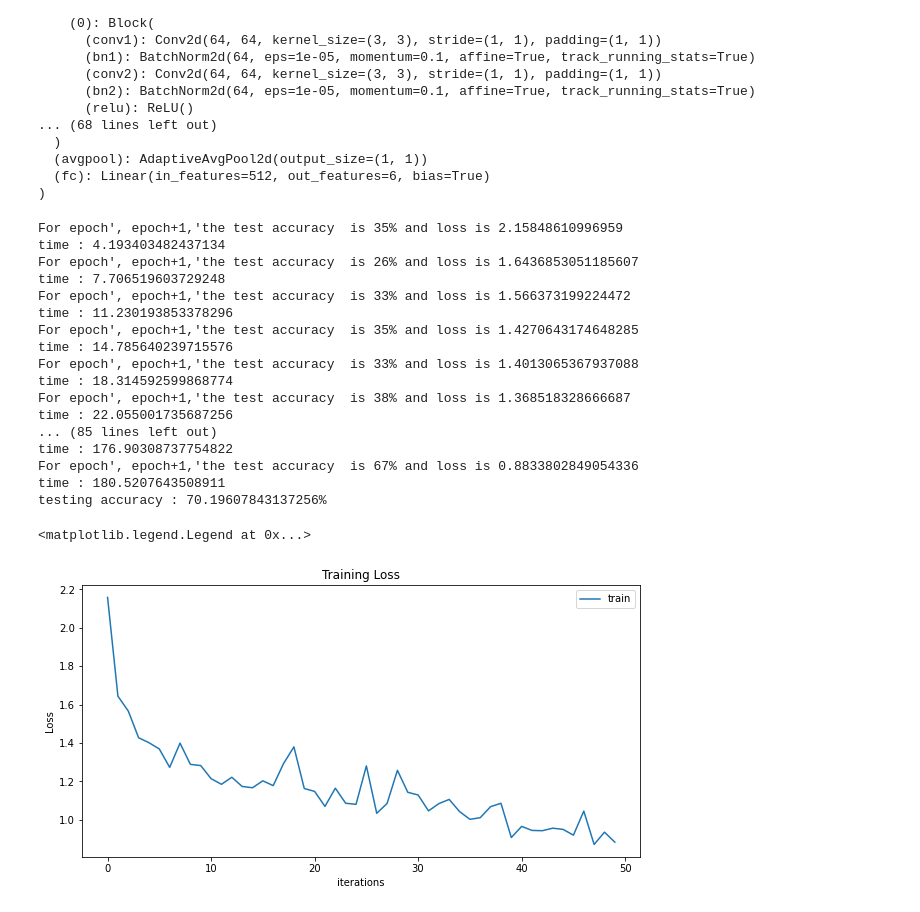
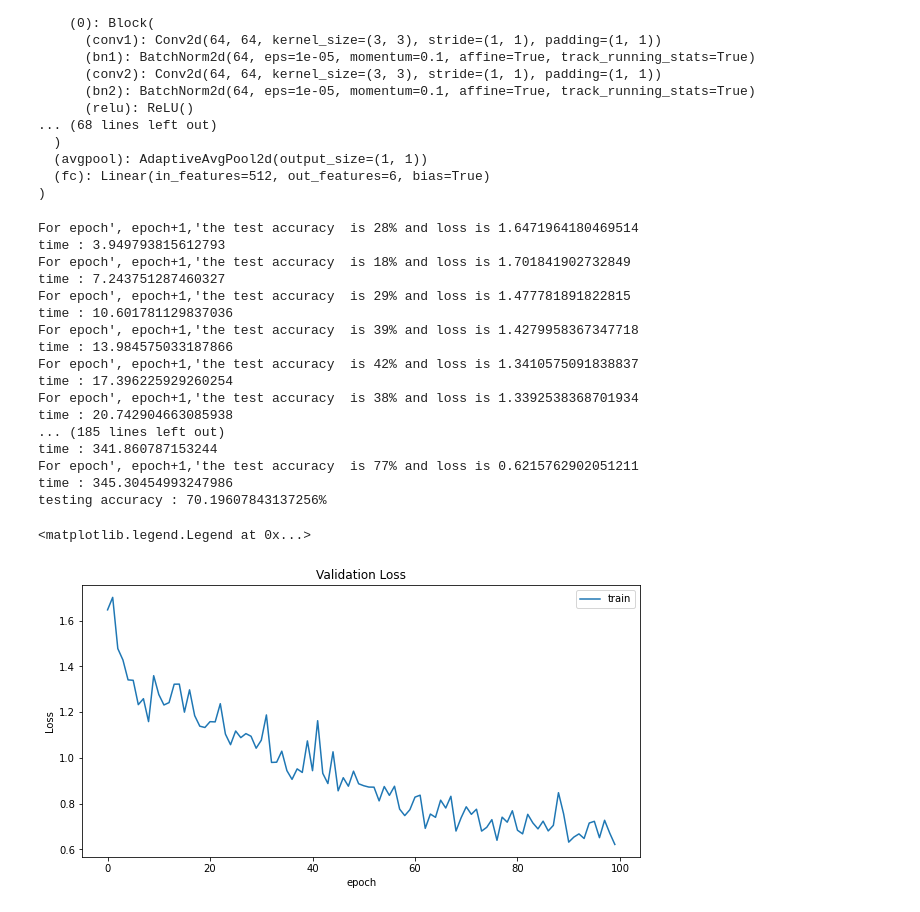
Before and after one commit to andrew04201122/Learn-how-to-build-ML-model, a Jupyter notebook: dataset_training_scikit.ipynb, the cells around one changed output. Saved outputs shown, nothing was run; the diff lists cells and outputs as text; code cells hidden in the pictures.

Commit message:
re plot

```diff
--- a/dataset_training_scikit.ipynb
+++ b/dataset_training_scikit.ipynb
@@ -368,7 +368,7 @@ def inference_test():
 # %%
 if __name__ == "__main__":
     start = time.time()
-    num_epochs = 50
+    num_epochs = 100
     best_accuracy = 0.0
     accuracy_history = []
     loss_history = []
@@ -418,33 +418,33 @@ if __name__ == "__main__":
 
     inference_test()
 # %% [output]
-For epoch', epoch+1,'the test accuracy  is 35% and loss is 2.15848610996959
-time : 4.193403482437134
-For epoch', epoch+1,'the test accuracy  is 26% and loss is 1.6436853051185607
-time : 7.706519603729248
-For epoch', epoch+1,'the test accuracy  is 33% and loss is 1.566373199224472
-time : 11.230193853378296
-For epoch', epoch+1,'the test accuracy  is 35% and loss is 1.4270643174648285
-time : 14.785640239715576
-For epoch', epoch+1,'the test accuracy  is 33% and loss is 1.4013065367937088
-time : 18.314592599868774
-For epoch', epoch+1,'the test accuracy  is 38% and loss is 1.368518328666687
-time : 22.055001735687256
-... (85 lines left out)
-time : 176.90308737754822
-For epoch', epoch+1,'the test accuracy  is 67% and loss is 0.8833802849054336
-time : 180.5207643508911
+For epoch', epoch+1,'the test accuracy  is 28% and loss is 1.6471964180469514
+time : 3.949793815612793
+For epoch', epoch+1,'the test accuracy  is 18% and loss is 1.701841902732849
+time : 7.243751287460327
+For epoch', epoch+1,'the test accuracy  is 29% and loss is 1.477781891822815
+time : 10.601781129837036
+For epoch', epoch+1,'the test accuracy  is 39% and loss is 1.4279958367347718
+time : 13.984575033187866
+For epoch', epoch+1,'the test accuracy  is 42% and loss is 1.3410575091838837
+time : 17.396225929260254
+For epoch', epoch+1,'the test accuracy  is 38% and loss is 1.3392538368701934
+time : 20.742904663085938
+... (185 lines left out)
+time : 341.860787153244
+For epoch', epoch+1,'the test accuracy  is 77% and loss is 0.6215762902051211
+time : 345.30454993247986
 testing accuracy : 70.19607843137256%
 # %%
 plt.figure(figsize=(10,5))
-plt.title("Training Loss")
+plt.title("Validation Loss")
 plt.plot(loss_history,label="train")
 plt.xlabel("epoch")
 plt.ylabel("Loss")
 plt.legend()
 # %% [output]
 <matplotlib.legend.Legend at 0x...>
-[figure, old version]
+[figure, new version]
 # %%
 plt.figure(figsize=(10,5))
 plt.title("Validation accuracy")
```
Also changed, not shown: parts of 5 cells of this notebook.
